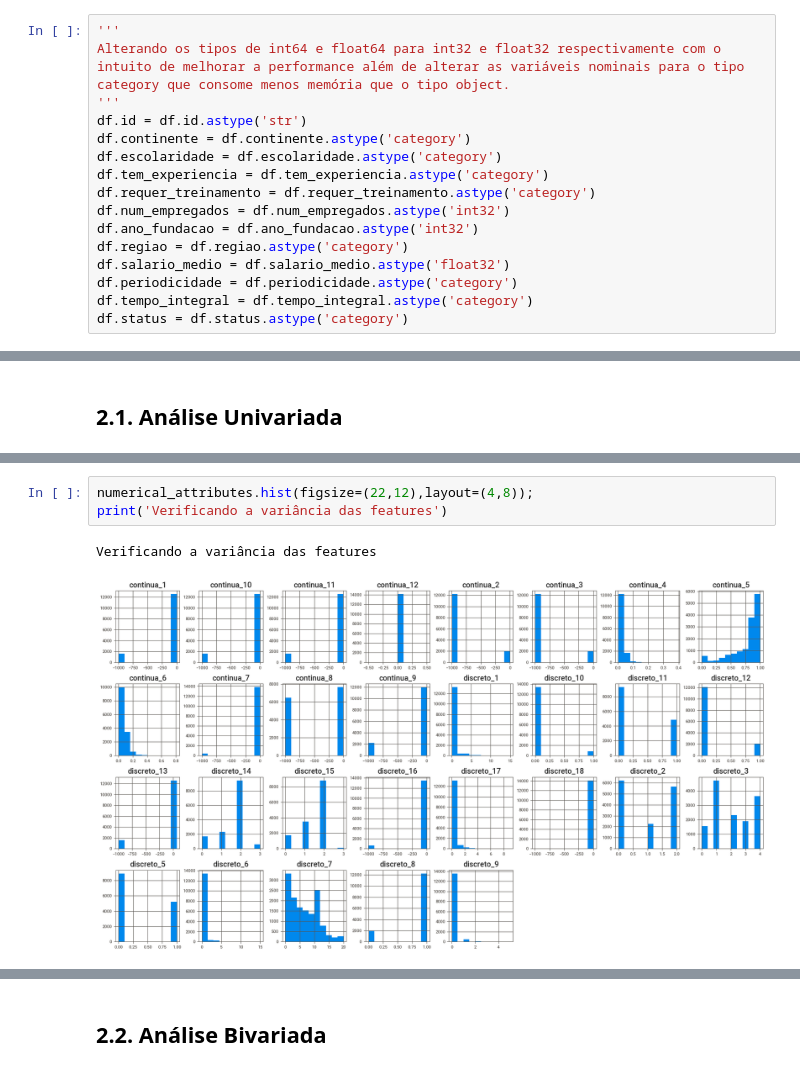
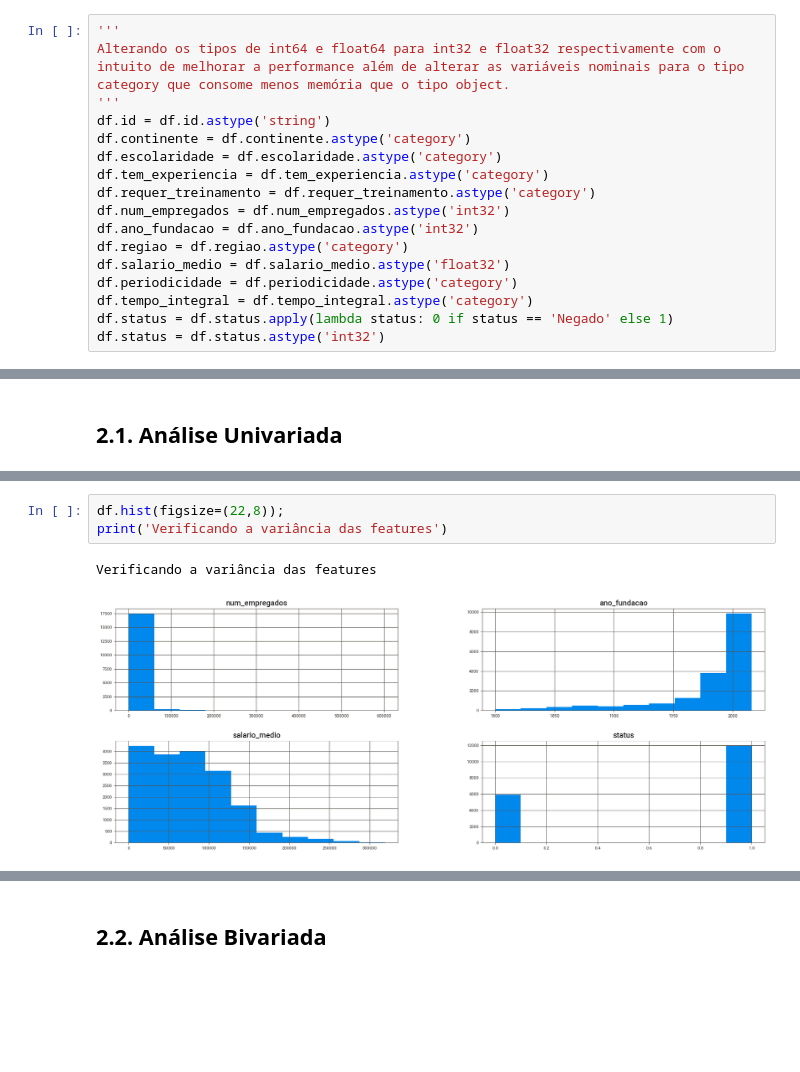
Before and after one commit to almir-martins/google_ml_olympiad, a Jupyter notebook: notebooks/analise1.ipynb, the cells around one changed output, grey strips where cells are left out. Saved outputs shown, nothing was run; the diff lists cells and outputs as text; blank space fills up the shorter version.

```diff
--- a/notebooks/analise1.ipynb
+++ b/notebooks/analise1.ipynb
@@ -206,7 +206,7 @@ Alterando os tipos de int64 e float64 para int32 e float32 respectivamente com o
 intuito de melhorar a performance além de alterar as variáveis nominais para o tipo
 category que consome menos memória que o tipo object.
 '''
-df.id = df.id.astype('str')
+df.id = df.id.astype('string')
 df.continente = df.continente.astype('category')
 df.escolaridade = df.escolaridade.astype('category')
 df.tem_experiencia = df.tem_experiencia.astype('category')
@@ -217,4 +217,5 @@ df.regiao = df.regiao.astype('category')
 df.salario_medio = df.salario_medio.astype('float32')
 df.periodicidade = df.periodicidade.astype('category')
 df.tempo_integral = df.tempo_integral.astype('category')
-df.status = df.status.astype('category')
+df.status = df.status.apply(lambda status: 0 if status == 'Negado' else 1)
+df.status = df.status.astype('int32')
@@ -444,7 +336,7 @@ Variáveis discretas afetadas sem os valores marcadores (-999)
 # %%
-numerical_attributes.hist(figsize=(22,12),layout=(4,8));
+df.hist(figsize=(22,8));
 print('Verificando a variância das features')
 # %% [output]
 Verificando a variância das features
-[figure, old version]
+[figure, new version]
 # %%
```
Also changed, not shown: parts of 57 cells of this notebook, 1 other file.
